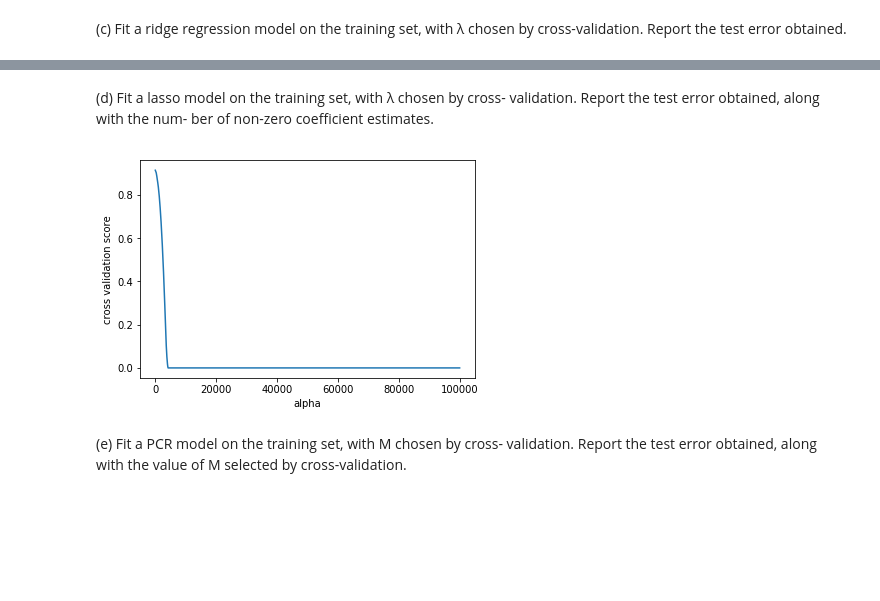
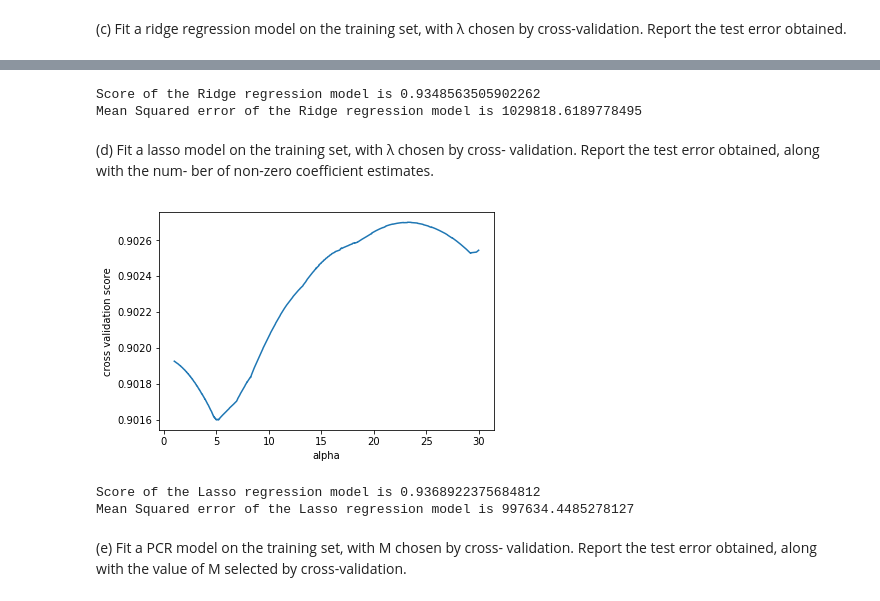
Before and after one commit to jsigee87/Data-Science-Lab-ee379k, a Jupyter notebook: lab6/src/problem2.ipynb, the cells around one changed output, grey strips where cells are left out. Drawn from its saved outputs; the diff is of its cells as text; code cells hidden in the pictures; blank space fills up the shorter version.

```diff
--- a/lab6/src/problem2.ipynb
+++ b/lab6/src/problem2.ipynb
@@ -45,9 +39,11 @@ X_college_train, X_college_test, y_college_train, y_college_test = train_test_sp
 report the test error obtained.
 # %%
 ## Fits a linear regression model and calculates mean squared error between predictions and actual using sklearn function
-lin_regr = linear_model.LinearRegression()
+# Also computes the score of the model
+lin_regr = LinearRegression()
 lin_regr.fit(X_college_train,y_college_train)
 y_pred = lin_regr.predict(X_college_test)
-mse = mean_squared_error(y_college_test,y_pred)
-print(mse)
+
+print("Score of the Linear Regression model using least squares  is {}".format(lin_regr.score(X_college_test, y_college_test)))
+print('Mean Squared error of the Linear Regression model using least squares is {}'.format(mean_squared_error(y_college_test, y_pred)))
 # %% [output]
@@ -77,12 +71,0 @@ plt.show()
-# %%
-## cross validation tells us that our best alpha is around 20000
-
-## The alpha obtained above doesn't seem to be right for some reason because lower values of alpha give lesser error
-
-
-reg_cv = Ridge(alpha = 20000)
-reg_cv.fit(X_college_train_std,y_college_train)
-y_pred_1 = reg_cv.predict(X_college_test_std)
-
-mse_1 = mean_squared_error(y_college_test,y_pred_1)
-print(mse_1)
@@ -91,22 +83,50 @@ print(mse_1)
+# %%
+## cross validation tells us that our best alpha is around 2.25
+# Fitting a model with obtained alpha and calculating MSE and test Score
+
+reg_ridge = Ridge(alpha = 2.25)
+reg_ridge.fit(X_college_train_std,y_college_train)
+y_pred_1 = reg_ridge.predict(X_college_test_std)
+
+
+print("Score of the Ridge regression model is {}".format(reg_ridge.score(X_college_test_std, y_college_test)))
+print('Mean Squared error of the Ridge regression model is {}'.format(mean_squared_error(y_college_test, y_pred_1)))
+# %% [output]
+Score of the Ridge regression model is 0.9348563505902262
+Mean Squared error of the Ridge regression model is 1029818.6189778495
 # %% [markdown]
 (d) Fit a lasso model on the training set, with λ chosen by cross-
 validation. Report the test error obtained, along with the num-
 ber of non-zero coefficient estimates.
+# %%
+# Generating alphas to be tested for Lasso
+alphas_2 = np.arange(1,30, 0.01)
 # %%
 # Scaling the X_train to std and running cross validation score to get best alpha for lasso
-# Using the same alphas as above for Ridge
 scaler = StandardScaler()
-X_college_train_std = scaler.fit_transform(X_college_train)
-X_college_test_std = scaler.fit_transform(X_college_test)
+X_college_train_std_1 = scaler.fit_transform(X_college_train)
+X_college_test_std_1 = scaler.fit_transform(X_college_test)
 
-scores = [cross_val_score(Lasso(alpha), X_college_train_std, y_college_train, cv=5).mean()
-            for alpha in alphas]
-plt.plot(alphas, scores, label = 'Lasso')
+scores_2 = [cross_val_score(Lasso(alpha), X_college_train_std_1, y_college_train, cv=5).mean()
+            for alpha in alphas_2]
+plt.plot(alphas_2, scores_2, label = 'Lasso')
 plt.xlabel('alpha')
 plt.ylabel('cross validation score')
 plt.show()
 # %% [output]
-[figure, old version]
+[figure, new version]
+# %%
+## cross validation tells us that our best alpha is around 22.5
+reg_lasso = Lasso(alpha = 22.5)
+reg_lasso.fit(X_college_train_std_1,y_college_train)
+y_pred_2 = reg_lasso.predict(X_college_test_std_1)
+
+
+print("Score of the Lasso regression model is {}".format(reg_lasso.score(X_college_test_std_1, y_college_test)))
+print('Mean Squared error of the Lasso regression model is {}'.format(mean_squared_error(y_college_test, y_pred_2)))
+# %% [output]
+Score of the Lasso regression model is 0.9368922375684812
+Mean Squared error of the Lasso regression model is 997634.4485278127
 # %% [markdown]
 (e) Fit a PCR model on the training set, with M chosen by cross-
 validation. Report the test error obtained, along with the value
```
Also changed, not shown: parts of 15 cells of this notebook.
